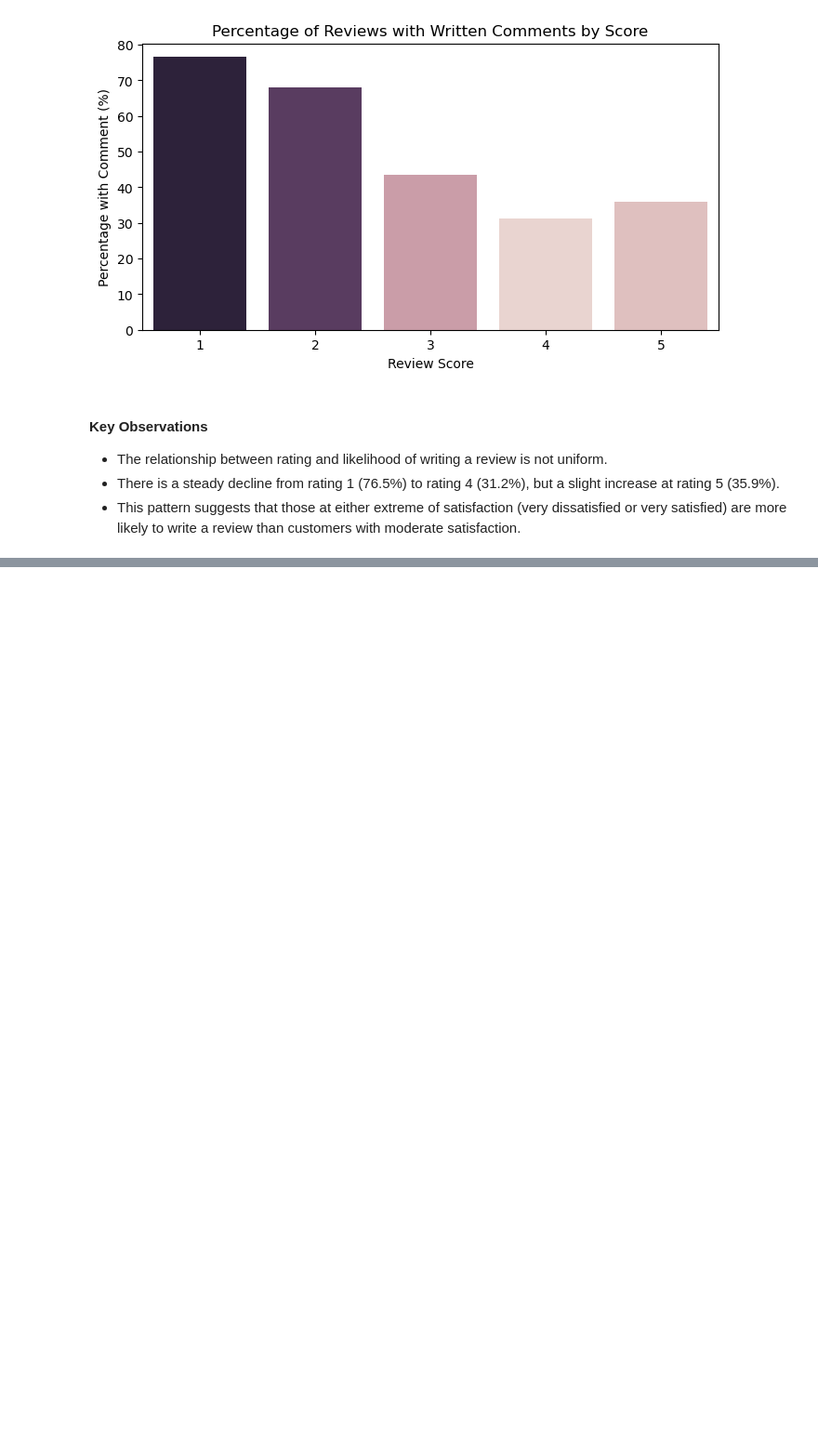
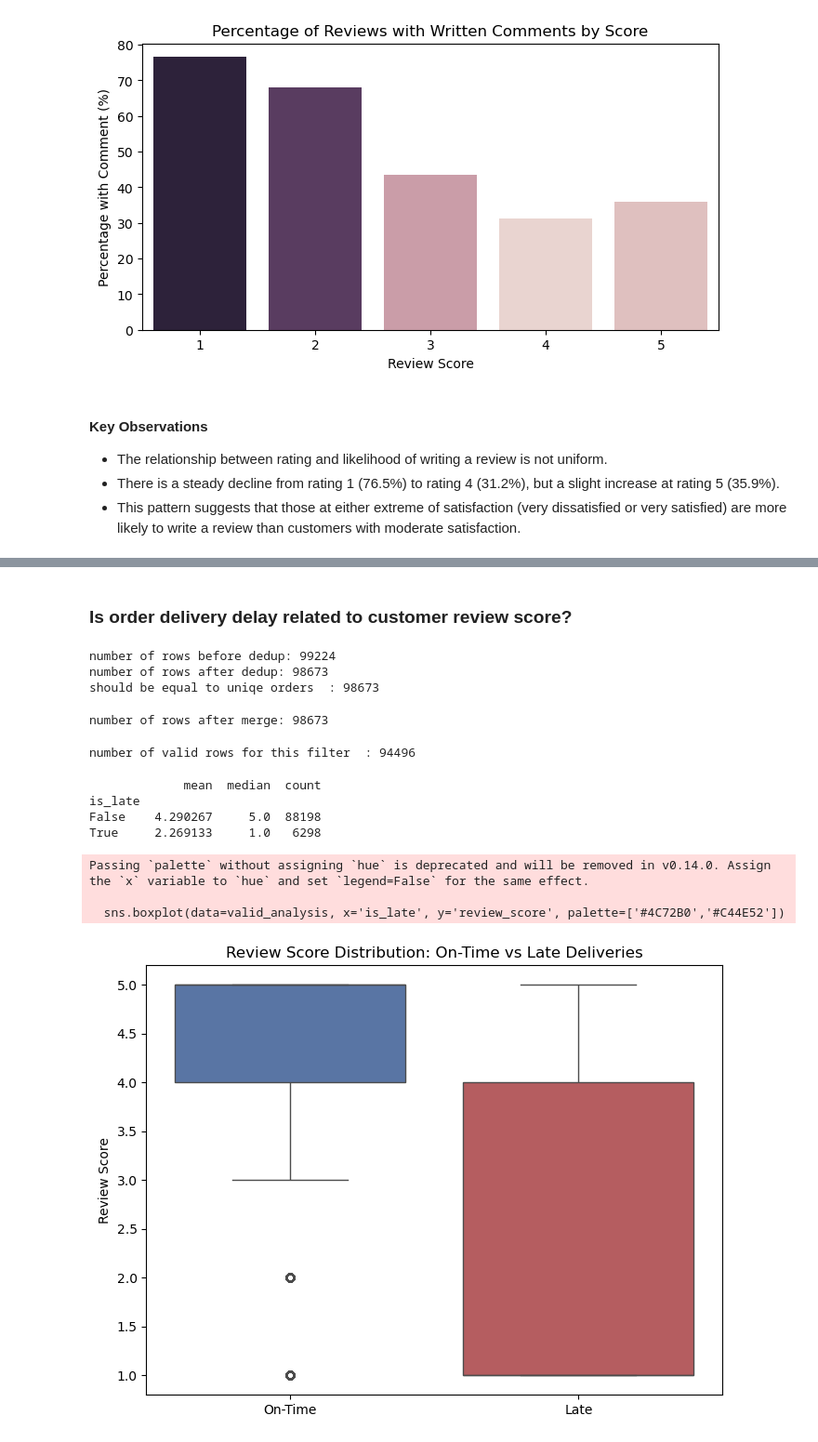
Before and after one commit to AminrezaAman/brazilian-ecommerce-analytics, a Jupyter notebook: notebooks/03_Exploratory_Data_Analysis.ipynb, the cells around one changed output, grey strips where cells are left out. Shown at 93% size. Cells and saved outputs as stored; diff of their text form; code cells hidden in the pictures; blank space fills up the shorter version.

Commit message:
Answer to the question: Is the delay in order delivery related to customer review scores?

```diff
--- a/notebooks/03_Exploratory_Data_Analysis.ipynb
+++ b/notebooks/03_Exploratory_Data_Analysis.ipynb
@@ -855,0 +861,66 @@ plt.show()
+# %% [markdown]
+### Is order delivery delay related to customer review score?
+# %%
+reviews_dedup = (
+    reviews_cleaned
+    .sort_values('review_creation_date')
+    .drop_duplicates('order_id', keep='last')
+)
+
+print(f"number of rows before dedup: {len(reviews_cleaned)}")
+print(f"number of rows after dedup: {len(reviews_dedup)}")
+print(f"should be equal to uniqe orders  : {reviews_cleaned['order_id'].nunique()}")
+# %% [output]
+number of rows before dedup: 99224
+number of rows after dedup: 98673
+should be equal to uniqe orders  : 98673
+# %%
+delivery_reviews = orders_cleaned.merge(
+    reviews_dedup[['order_id', 'review_score']],
+    on='order_id',
+    how='inner'
+)
+print(f"number of rows after merge: {len(delivery_reviews)}")
+# %% [output]
+number of rows after merge: 98673
+# %%
+delivery_reviews['has_invalid_duration'] = (
+    (delivery_reviews['approval_to_carrier_hours'] < 0) |
+    (delivery_reviews['carrier_to_customer_hours'] < 0)
+ )
+
+valid_analysis = delivery_reviews[
+    (delivery_reviews['order_delivered_customer_date'].notna()) &
+    (~delivery_reviews['has_invalid_duration'])
+].copy()
+
+print(f"number of valid rows for this filter  : {len(valid_analysis)}")
+# %% [output]
+number of valid rows for this filter  : 94496
+# %%
+valid_analysis['delay_vs_estimate_days'] = (
+    valid_analysis['order_delivered_customer_date'] - valid_analysis['order_estimated_delivery_date']
+).dt.days
+
+valid_analysis['is_late'] = valid_analysis['delay_vs_estimate_days'] > 0
+
+avg_score_by_lateness = valid_analysis.groupby('is_late')['review_score'].agg(['mean', 'median', 'count'])
+print(avg_score_by_lateness)
+# %% [output]
+             mean  median  count
+is_late
+False    4.290267     5.0  88198
+True     2.269133     1.0   6298
+# %%
+plt.figure(figsize=(8,6))
+sns.boxplot(data=valid_analysis, x='is_late', y='review_score', palette=['#4C72B0','#C44E52'])
+plt.xticks([0,1], ['On-Time', 'Late'])
+plt.title('Review Score Distribution: On-Time vs Late Deliveries')
+plt.ylabel('Review Score')
+plt.xlabel('')
+plt.show()
+# %% [output]
+Passing `palette` without assigning `hue` is deprecated and will be removed in v0.14.0. Assign the `x` variable to `hue` and set `legend=False` for the same effect.
+
+  sns.boxplot(data=valid_analysis, x='is_late', y='review_score', palette=['#4C72B0','#C44E52'])
+[figure, added]
```
Also changed, not shown: parts of 10 cells of this notebook.
